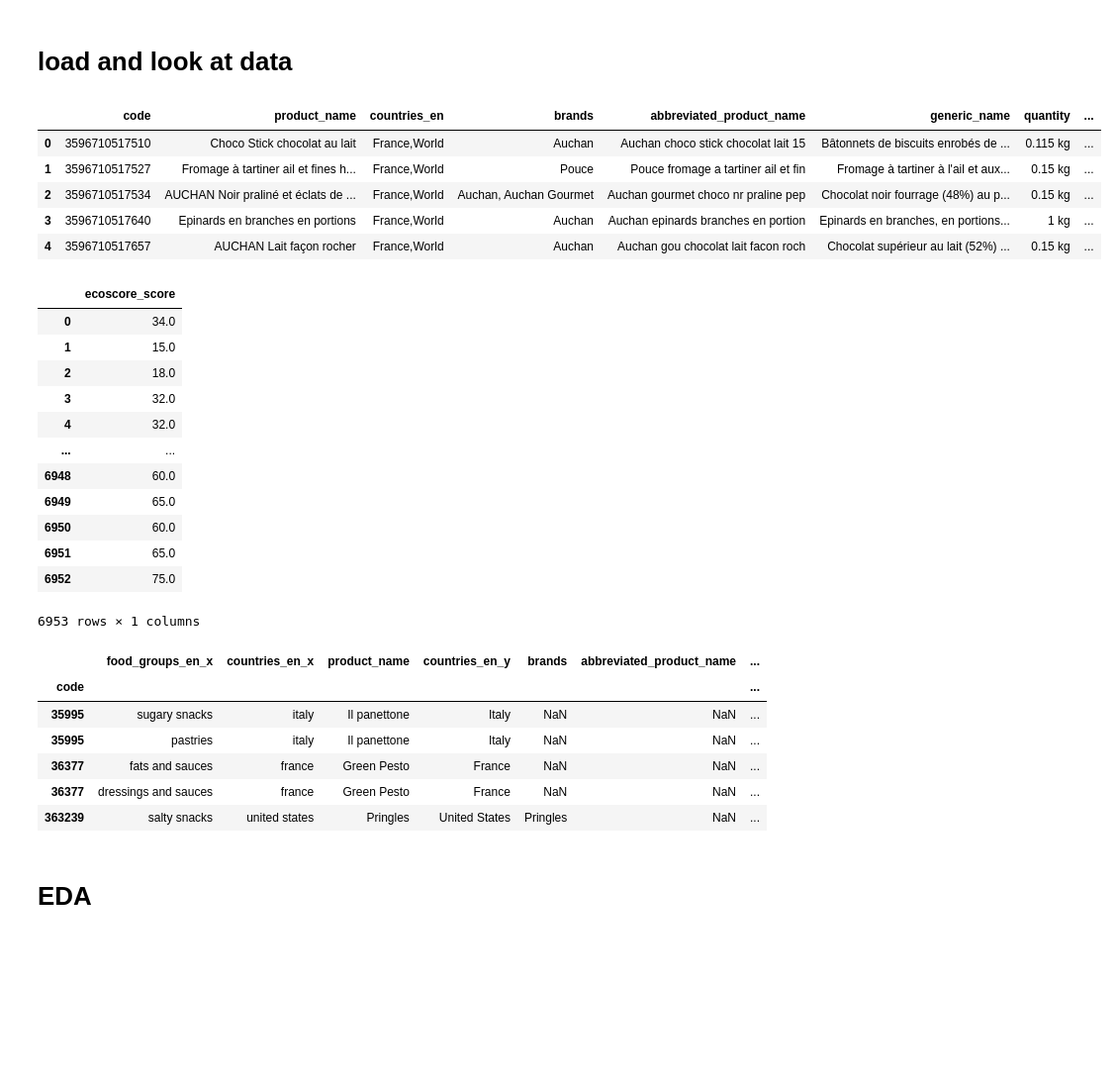
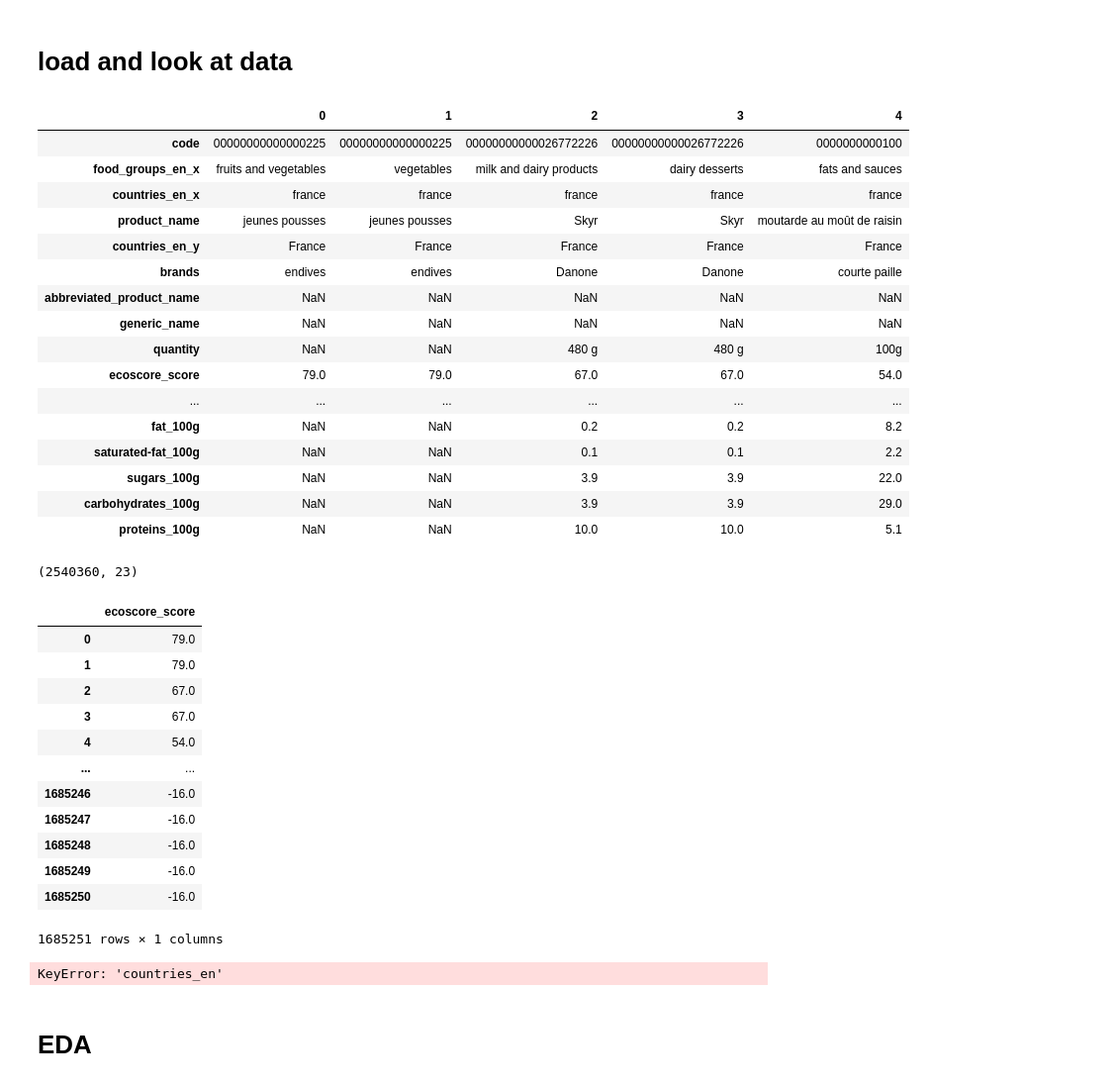
Before and after one commit to anrath/Bytes2Bites, a Jupyter notebook: small_eda.ipynb, the cells around one changed output. Shown at 99% size. Drawn from its saved outputs; the diff is of its cells as text; code cells hidden in the pictures; blank space fills up the shorter version.

```diff
--- a/small_eda.ipynb
+++ b/small_eda.ipynb
@@ -9,15 +9,30 @@ from sklearn.impute import SimpleImputer
 # %% [markdown]
 # load and look at data
 # %%
-data = pd.read_csv('data/small_subset.csv')
-data.head()
+data = pd.read_csv('data/preprocessed.csv')
+data.head().T
 # %% [output]
-|  | code | product_name | countries_en | brands | abbreviated_product_name | generic_name | quantity | ... |
-| 0 | 3596710517510 | Choco Stick chocolat au lait | France,World | Auchan | Auchan choco stick chocolat lait 15 | Bâtonnets de biscuits enrobés de ... | 0.115 kg | ... |
-| 1 | 3596710517527 | Fromage à tartiner ail et fines h... | France,World | Pouce | Pouce fromage a tartiner ail et fin | Fromage à tartiner à l'ail et aux... | 0.15 kg | ... |
-| 2 | 3596710517534 | AUCHAN Noir praliné et éclats de ... | France,World | Auchan, Auchan Gourmet | Auchan gourmet choco nr praline pep | Chocolat noir fourrage (48%) au p... | 0.15 kg | ... |
-| 3 | 3596710517640 | Epinards en branches en portions | France,World | Auchan | Auchan epinards branches en portion | Epinards en branches, en portions... | 1 kg | ... |
-| 4 | 3596710517657 | AUCHAN Lait façon rocher | France,World | Auchan | Auchan gou chocolat lait facon roch | Chocolat supérieur au lait (52%) ... | 0.15 kg | ... |
+|  | 0 | 1 | 2 | 3 | 4 |
+| code | 00000000000000225 | 00000000000000225 | 00000000000026772226 | 00000000000026772226 | 0000000000100 |
+| food_groups_en_x | fruits and vegetables | vegetables | milk and dairy products | dairy desserts | fats and sauces |
+| countries_en_x | france | france | france | france | france |
+| product_name | jeunes pousses | jeunes pousses | Skyr | Skyr | moutarde au moût de raisin |
+| countries_en_y | France | France | France | France | France |
+| brands | endives | endives | Danone | Danone | courte paille |
+| abbreviated_product_name | NaN | NaN | NaN | NaN | NaN |
+| generic_name | NaN | NaN | NaN | NaN | NaN |
+| quantity | NaN | NaN | 480 g | 480 g | 100g |
+| ecoscore_score | 79.0 | 79.0 | 67.0 | 67.0 | 54.0 |
+| ... | ... | ... | ... | ... | ... |
+| fat_100g | NaN | NaN | 0.2 | 0.2 | 8.2 |
+| saturated-fat_100g | NaN | NaN | 0.1 | 0.1 | 2.2 |
+| sugars_100g | NaN | NaN | 3.9 | 3.9 | 22.0 |
+| carbohydrates_100g | NaN | NaN | 3.9 | 3.9 | 29.0 |
+| proteins_100g | NaN | NaN | 10.0 | 10.0 | 5.1 |
+# %%
+data.shape
+# %% [output]
+(2540360, 23)
 # %%
 def non_na_rows(df, col):
     return df[~df[col].isna()][[col]].reset_index(drop=True)
@@ -25,18 +40,18 @@ def non_na_rows(df, col):
 non_na_rows(data, 'ecoscore_score')
 # %% [output]
 |  | ecoscore_score |
-| 0 | 34.0 |
-| 1 | 15.0 |
-| 2 | 18.0 |
-| 3 | 32.0 |
-| 4 | 32.0 |
+| 0 | 79.0 |
+| 1 | 79.0 |
+| 2 | 67.0 |
+| 3 | 67.0 |
+| 4 | 54.0 |
 | ... | ... |
-| 6948 | 60.0 |
-| 6949 | 65.0 |
-| 6950 | 60.0 |
-| 6951 | 65.0 |
-| 6952 | 75.0 |
+| 1685246 | -16.0 |
+| 1685247 | -16.0 |
+| 1685248 | -16.0 |
+| 1685249 | -16.0 |
+| 1685250 | -16.0 |
-6953 rows × 1 columns
+1685251 rows × 1 columns
 # %%
 # Set the code as the index
 data.set_index('code', inplace=True)
@@ -69,13 +84,7 @@ df = clean_and_extract_column(data, 'countries_en')
 df = clean_and_extract_column(df, 'food_groups_en')
 df.head()
 # %% [output]
-|  | food_groups_en_x | countries_en_x | product_name | countries_en_y | brands | abbreviated_product_name | ... |
-| code |  |  |  |  |  |  | ... |
-| 35995 | sugary snacks | italy | Il panettone | Italy | NaN | NaN | ... |
-| 35995 | pastries | italy | Il panettone | Italy | NaN | NaN | ... |
-| 36377 | fats and sauces | france | Green Pesto | France | NaN | NaN | ... |
-| 36377 | dressings and sauces | france | Green Pesto | France | NaN | NaN | ... |
-| 363239 | salty snacks | united states | Pringles | United States | Pringles | NaN | ... |
+KeyError: 'countries_en'
 # %% [markdown]
 # EDA
 # %%
```
Also changed, not shown: parts of 20 cells of this notebook.
